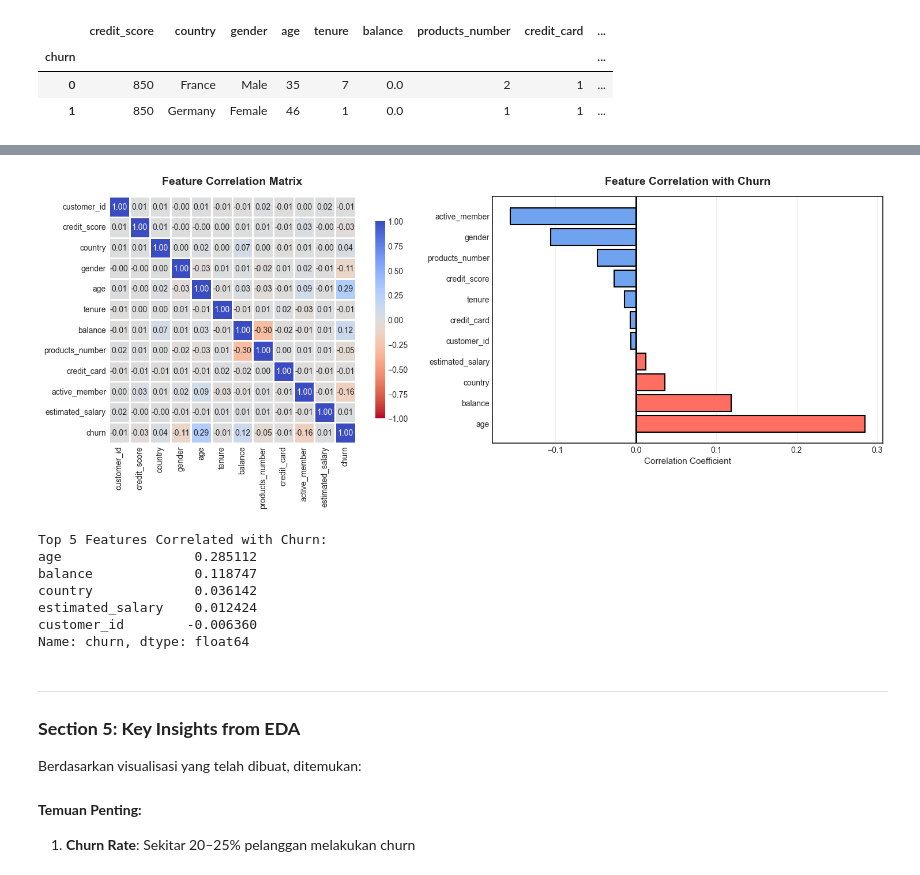
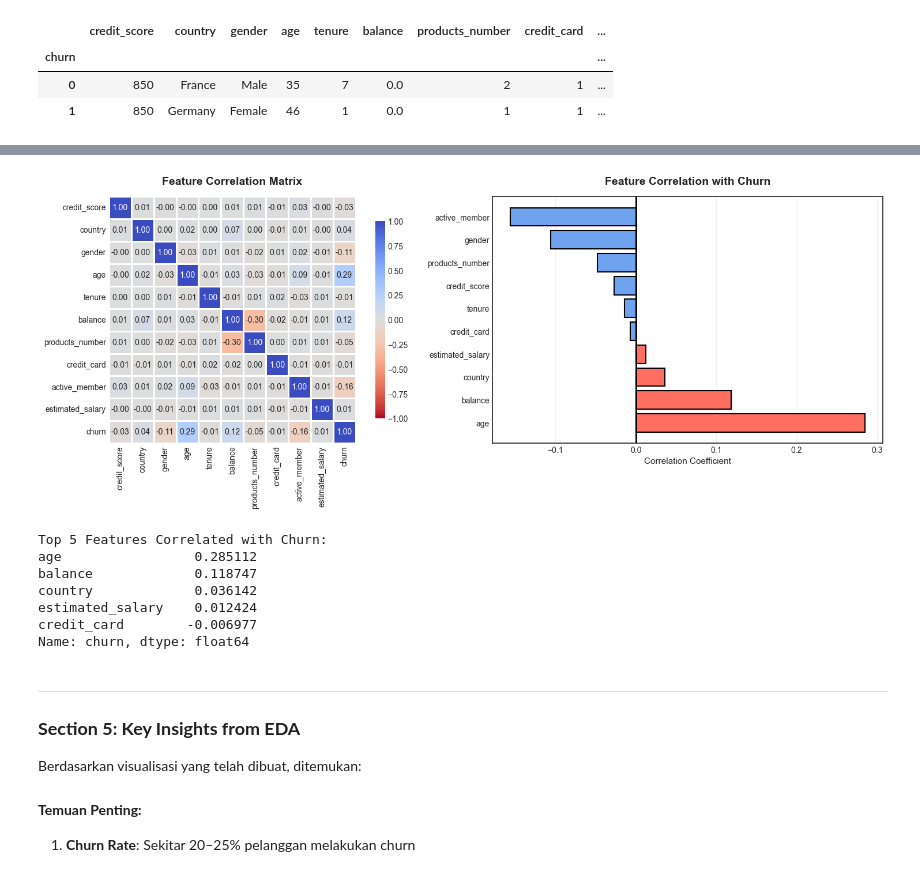
Before and after one commit to IzzahHuwaidah/RBL_Prediksi_Churn, a Jupyter notebook: dataset-customer-churn.ipynb, the cells around one changed output, grey strips where cells are left out. Saved outputs shown, nothing was run; the diff lists cells and outputs as text; code cells hidden in the pictures.

```diff
--- a/dataset-customer-churn.ipynb
+++ b/dataset-customer-churn.ipynb
@@ -459,3 +459,32 @@ Perbandingan modus tiap fitur berdasarkan status churn:
 | churn |  |  |  |  |  |  |  |  | ... |
 | 0 | 850 | France | Male | 35 | 7 | 0.0 | 2 | 1 | ... |
 | 1 | 850 | Germany | Female | 46 | 1 | 0.0 | 1 | 1 | ... |
+# %%
+plt.style.use('seaborn-v0_8-white')
+
+# Encode categorical for correlation
+df_corr = df.copy().drop(columns=['customer_id'])
+df_corr['gender'] = LabelEncoder().fit_transform(df_corr['gender'])
+df_corr['country'] = LabelEncoder().fit_transform(df_corr['country'])
+
+correlation_with_churn = df_corr.corr()['churn'].sort_values(ascending=False)
+
+# ===============================
+# 1) FULL CORRELATION HEATMAP
+# ===============================
+plt.figure(figsize=(10, 8))
+
+sns.heatmap(
+    df_corr.corr(), annot=True, fmt='.2f',
+    cmap='coolwarm_r',
+    center=0, square=True, linewidths=1,
+    cbar_kws={"shrink": 0.8},
+    vmin=-1, vmax=1
+)
+
+plt.title('Feature Correlation Matrix',
+          fontsize=14, fontweight='bold', pad=15)
+
+plt.tight_layout()
+plt.savefig('4a_correlation_heatmap.png', dpi=300, bbox_inches='tight')
+plt.show()
@@ -463,7 +538,7 @@ Perbandingan modus tiap fitur berdasarkan status churn:
 plt.style.use('seaborn-v0_8-white')
 
 # Encode categorical for correlation
-df_corr = df.copy()
+df_corr = df.copy().drop(columns=['customer_id'])
 df_corr['gender'] = LabelEncoder().fit_transform(df_corr['gender'])
 df_corr['country'] = LabelEncoder().fit_transform(df_corr['country'])
 
@@ -482,40 +557,40 @@ sns.heatmap(
 axes[0].set_title('Feature Correlation Matrix',
                   fontsize=14, fontweight='bold', pad=15)
 
 # 2) Correlation with churn
 colors_bar = [
     '#ff6f61' if x > 0 else '#6fa3ef'     # soft salmon vs soft blue
     for x in correlation_with_churn.drop('churn').values
 ]
 
 axes[1].barh(
     range(len(correlation_with_churn) - 1),
     correlation_with_churn.drop('churn').values,
     color=colors_bar, edgecolor='black', linewidth=1.5
 )
 
 axes[1].set_yticks(range(len(correlation_with_churn) - 1))
 axes[1].set_yticklabels(correlation_with_churn.drop('churn').index)
 axes[1].set_xlabel('Correlation Coefficient', fontsize=11)
 axes[1].set_title('Feature Correlation with Churn',
                   fontsize=14, fontweight='bold', pad=15)
 axes[1].axvline(x=0, color='black', linestyle='-', linewidth=2)
 axes[1].grid(axis='x', alpha=0.3)
 
 plt.tight_layout()
 plt.savefig('4_correlation_analysis.png', dpi=300, bbox_inches='tight')
 plt.show()
 
 print("\nTop 5 Features Correlated with Churn:")
 print(correlation_with_churn.drop('churn').head())
 # %% [output]
-[figure, old version]
+[figure, new version]
 Top 5 Features Correlated with Churn:
 age                 0.285112
 balance             0.118747
 country             0.036142
 estimated_salary    0.012424
-customer_id        -0.006360
+credit_card        -0.006977
 Name: churn, dtype: float64
 # %% [markdown]
 ---
```
Also changed, not shown: parts of 4 cells of this notebook, 8 other files.
